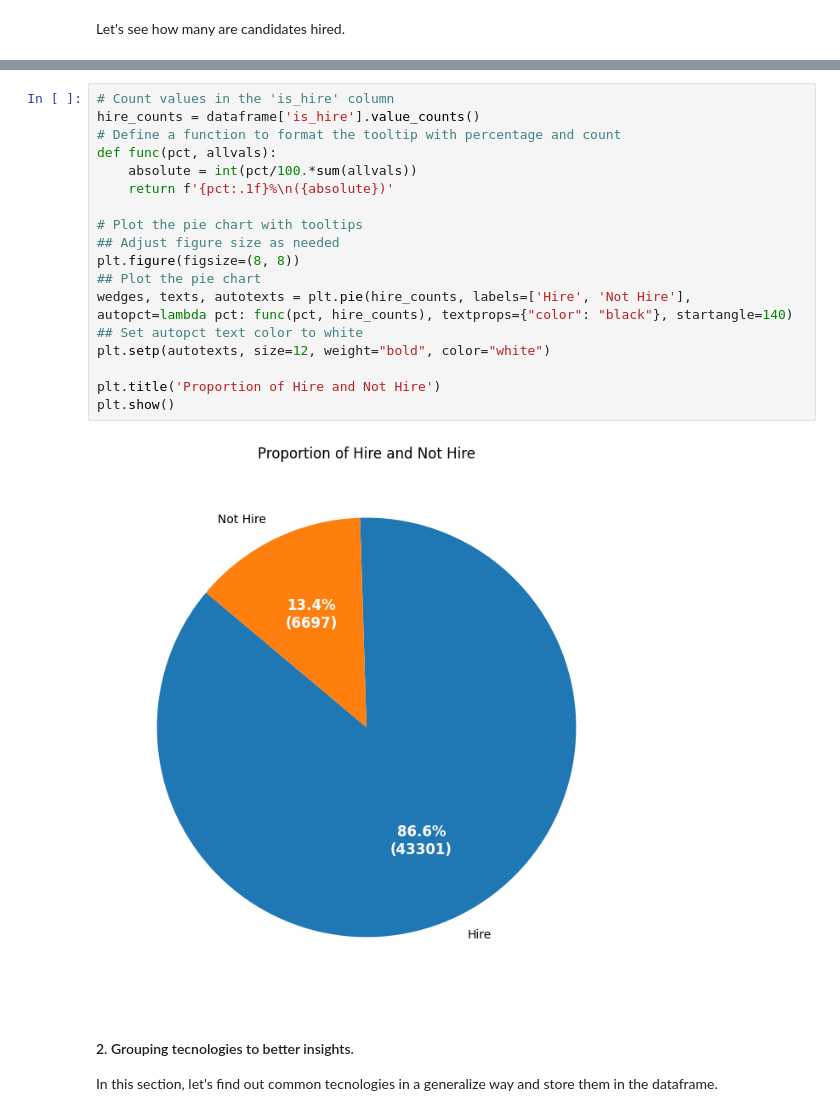
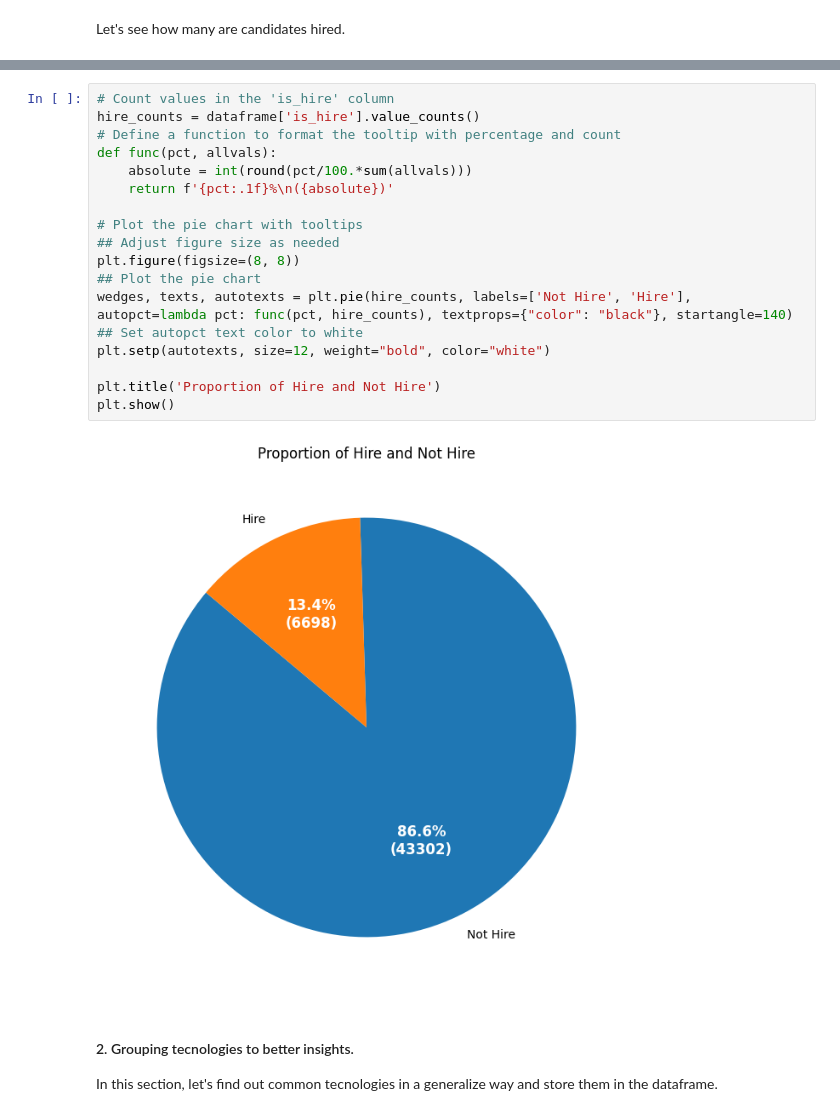
Before and after one commit to dventep/workshop001_etl_education, a Jupyter notebook: notebooks/eda_report.ipynb, the cells around one changed output, grey strips where cells are left out. Drawn from its saved outputs; the diff is of its cells as text.

Commit message:
Test gist's images and change in eda_report

```diff
--- a/notebooks/eda_report.ipynb
+++ b/notebooks/eda_report.ipynb
@@ -201,23 +228,23 @@ Let's see how many are candidates hired.
 # %%
 # Count values in the 'is_hire' column
 hire_counts = dataframe['is_hire'].value_counts()
 # Define a function to format the tooltip with percentage and count
 def func(pct, allvals):
-    absolute = int(pct/100.*sum(allvals))
+    absolute = int(round(pct/100.*sum(allvals)))
     return f'{pct:.1f}%\n({absolute})'
 
 # Plot the pie chart with tooltips
 ## Adjust figure size as needed
 plt.figure(figsize=(8, 8))
 ## Plot the pie chart
-wedges, texts, autotexts = plt.pie(hire_counts, labels=['Hire', 'Not Hire'], autopct=lambda pct: func(pct, hire_counts), textprops={"color": "black"}, startangle=140)
+wedges, texts, autotexts = plt.pie(hire_counts, labels=['Not Hire', 'Hire'], autopct=lambda pct: func(pct, hire_counts), textprops={"color": "black"}, startangle=140)
 ## Set autopct text color to white
 plt.setp(autotexts, size=12, weight="bold", color="white")
 
 plt.title('Proportion of Hire and Not Hire')
 plt.show()
 # %% [output]
-[figure, old version]
+[figure, new version]
 # %% [markdown]
 #### 2. Grouping tecnologies to better insights.
 
```
Also changed, not shown: parts of 9 cells of this notebook, 1 other file.
